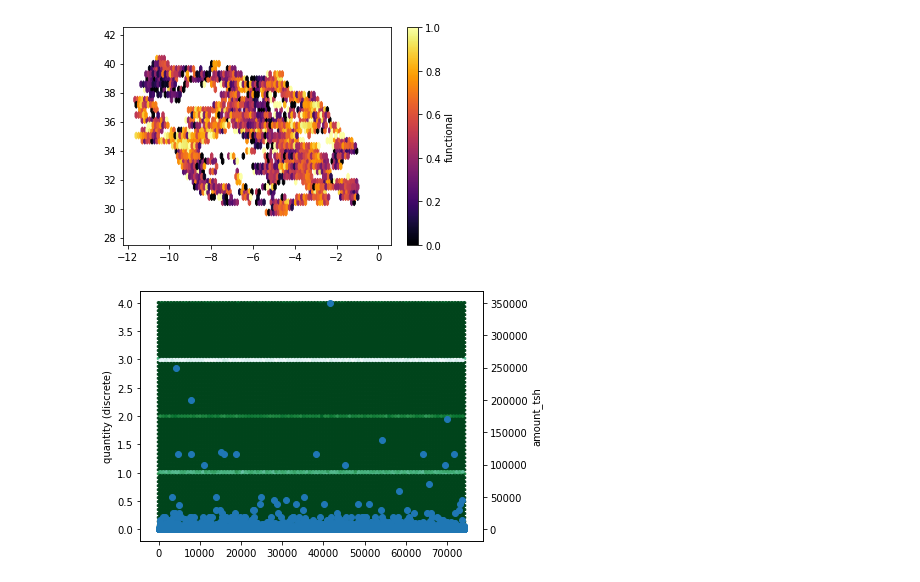
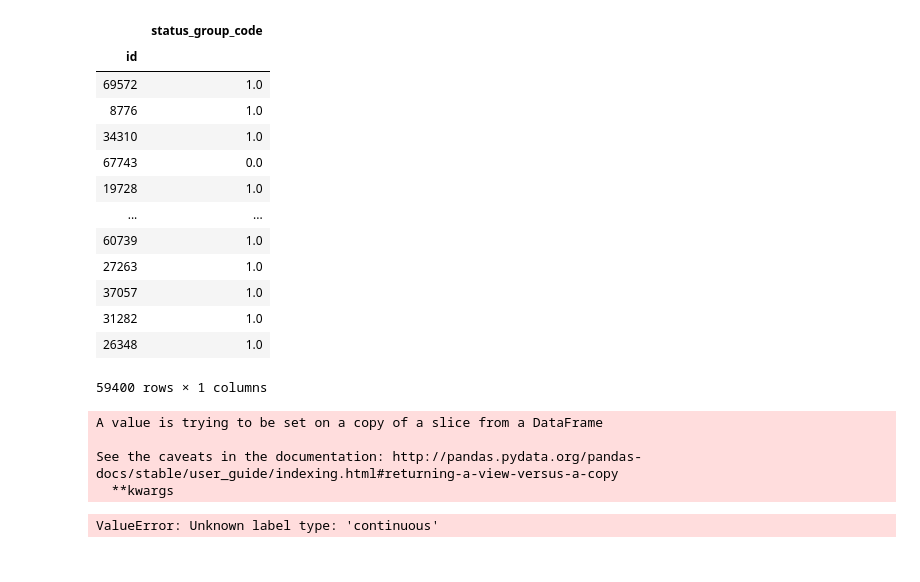
Before and after one commit to fleadsom/pumpItUp, a Jupyter notebook: pumpItUp_exploration.ipynb, the cells around one changed output. Saved outputs shown, nothing was run; the diff lists cells and outputs as text; code cells hidden in the pictures.

```diff
--- a/pumpItUp_exploration.ipynb
+++ b/pumpItUp_exploration.ipynb
@@ -99,25 +94,23 @@ display(quantitative)
-# %%
-fig, ax = plt.subplots()
-hb = ax.hexbin(df.latitude, df.longitude, C=quantitative.status_group_code,
-            norm = plt.Normalize(vmin=0, vmax=1),
-         cmap='inferno')
-ax.set_ylim(27.5, 42.5)
-cb = plt.colorbar(hb)
-cb.set_label('functional')
-plt.show()
-# %% [output]
-[figure, removed]
-# %%
-quantity_quantitative = df.quantity.replace(
-    {'unknown': 4, 'enough': 3, 'seasonal': 2, 'insufficient': 1, 'dry': 0})
-
-x, y1 = plt.subplots()
-y1.hexbin(df.index,quantity_quantitative, cmap=plt.cm.BuGn_r)
-y2=y1.twinx()
-y2.scatter(df.index,df.amount_tsh)
-x.tight_layout()
-y1.set_ylabel('quantity (discrete)')
-y2.set_ylabel('amount_tsh')
-plt.show()
-# %% [output]
-[figure, removed]
+# %%
+dtree_columns = train[['source', 'basin', 'water_quality', 'waterpoint_type',
+              'extraction_type_class', 'source_type', 'payment',
+              'payment_type', 'quality_group', 'quantity',
+              'management_group',
+              'source_class', 'public_meeting', 'permit']]
+dtree_y = train[['status_group_code']]
+display(dtree_y)
+# %% [output]
+|  | status_group_code |
+| id |  |
+| 69572 | 1.0 |
+| 8776 | 1.0 |
+| 34310 | 1.0 |
+| 67743 | 0.0 |
+| 19728 | 1.0 |
+| ... | ... |
+| 60739 | 1.0 |
+| 27263 | 1.0 |
+| 37057 | 1.0 |
+| 31282 | 1.0 |
+| 26348 | 1.0 |
+59400 rows × 1 columns
@@ -123,0 +120,16 @@ plt.show()
+# %%
+encoder = preprocessing.OneHotEncoder()
+dtree_columns.fillna(0, inplace=True)
+
+values_X = encoder.fit_transform(dtree_columns)
+values_y = encoder.fit_transform(dtree_y)
+# %% [output]
+A value is trying to be set on a copy of a slice from a DataFrame
+
+See the caveats in the documentation: http://pandas.pydata.org/pandas-docs/stable/user_guide/indexing.html#returning-a-view-versus-a-copy
+  **kwargs
+# %%
+classifier = DecisionTreeClassifier()
+classifier.fit(values, IG_y)
+# %% [output]
+ValueError: Unknown label type: 'continuous'
```
Also changed, not shown: parts of 13 cells of this notebook.
